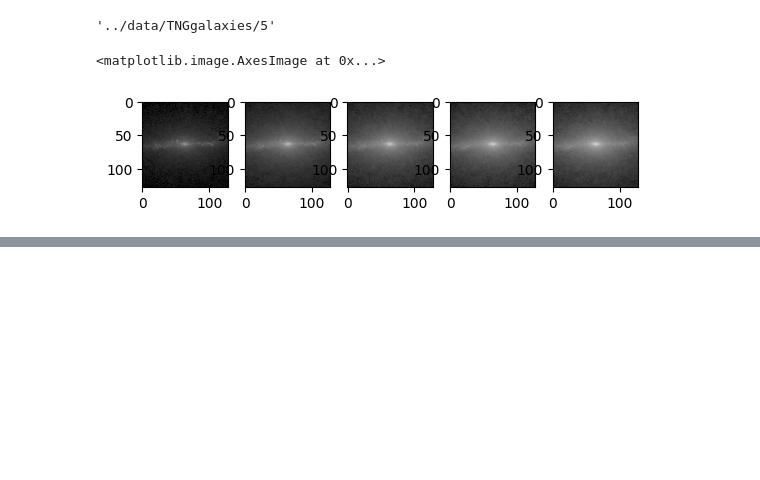
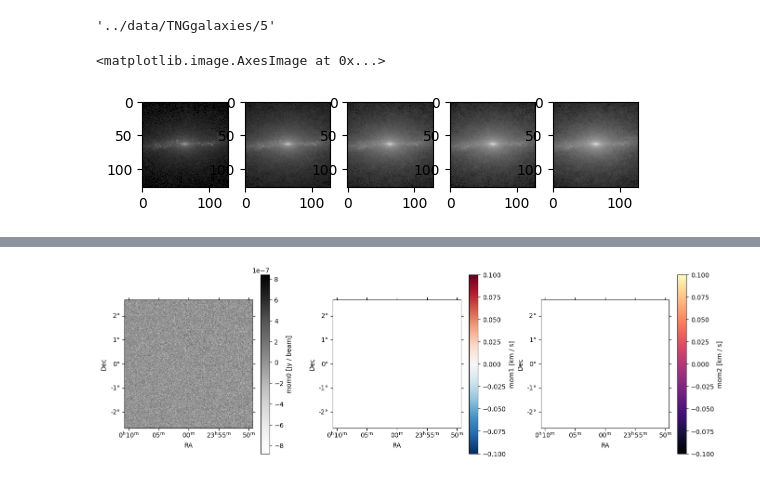
Before and after one commit to Martindelosrios/MaDaMe, a Jupyter notebook: codes/SKIRT.ipynb, the cells around one changed output, grey strips where cells are left out. Cells and saved outputs as stored; diff of their text form; code cells hidden in the pictures; blank space fills up the shorter version.

```diff
--- a/codes/SKIRT.ipynb
+++ b/codes/SKIRT.ipynb
@@ -478,0 +502,58 @@ M.write_hdf5(folder + "/tng_martini_demo.hdf5")
+# %%
+with fits.open(folder + "/tng_martini_demo.fits") as f:
+    cube_wcs = WCS(f[0].header)
+    flux_cube = f[0].data * U.Unit(f[0].header["BUNIT"])
+    n_channels = cube_wcs.pixel_shape[cube_wcs.wcs.spec]
+    vch = np.array(cube_wcs.sub(axes=[3]).all_pix2world(np.arange(n_channels), 0))[
+        0
+    ] * U.Unit(cube_wcs.world_axis_units[cube_wcs.wcs.spec])
+    vch = vch - source.vsys
+# %%
+# choose plotting units
+mom0_unit = U.Jy / U.beam
+mom1_unit = U.km / U.s
+mom2_unit = U.km / U.s
+
+rms = np.std(
+    flux_cube[:, :16, :16]
+)  # noise in a corner patch where there is little signal
+clip = np.where(flux_cube > 5 * rms, 1, 0)
+np.seterr(all="ignore")
+fig = plt.figure(figsize=(16, 5))
+plt.clf()
+sp1 = fig.add_subplot(1, 3, 1, aspect="equal", projection=cube_wcs.celestial)
+sp2 = fig.add_subplot(1, 3, 2, aspect="equal", projection=cube_wcs.celestial)
+sp3 = fig.add_subplot(1, 3, 3, aspect="equal", projection=cube_wcs.celestial)
+mom0 = np.sum(flux_cube, axis=0)
+mask = np.where(mom0 > 0.05 * U.Jy / U.beam, 1, np.nan)
+mom1 = np.sum(flux_cube * clip * vch[:, np.newaxis, np.newaxis], axis=0) / mom0
+mom2 = np.sqrt(
+    np.sum(
+        flux_cube
+        * clip
+        * np.power(vch[:, np.newaxis, np.newaxis] - mom1[np.newaxis], 2),
+        axis=0,
+    )
+    / mom0
+)
+im1 = sp1.imshow(mom0.to_value(mom0_unit), cmap="Greys")
+plt.colorbar(im1, ax=sp1, label=f"mom0 [{mom0_unit}]")
+im2 = sp2.imshow(
+    (mom1 * mask).to_value(mom1_unit),
+    cmap="RdBu_r",
+    vmin=-np.nanmax(np.abs(mom1 * mask)).to_value(mom1_unit),
+    vmax=np.nanmax(np.abs(mom1 * mask)).to_value(mom1_unit),
+)
+plt.colorbar(im2, ax=sp2, label=f"mom1 [{mom1_unit}]")
+im3 = sp3.imshow(
+    (mom2 * mask).to_value(mom2_unit),
+    cmap="magma",
+)
+plt.colorbar(im3, ax=sp3, label=f"mom2 [{mom2_unit}]")
+for sp in sp1, sp2, sp3:
+    sp.set_xlabel("RA")
+    sp.set_ylabel("Dec")
+
+plt.subplots_adjust(wspace=0.3)
+# %% [output]
+[figure, added]
```
Also changed, not shown: parts of 11 cells of this notebook, 1 other file.
